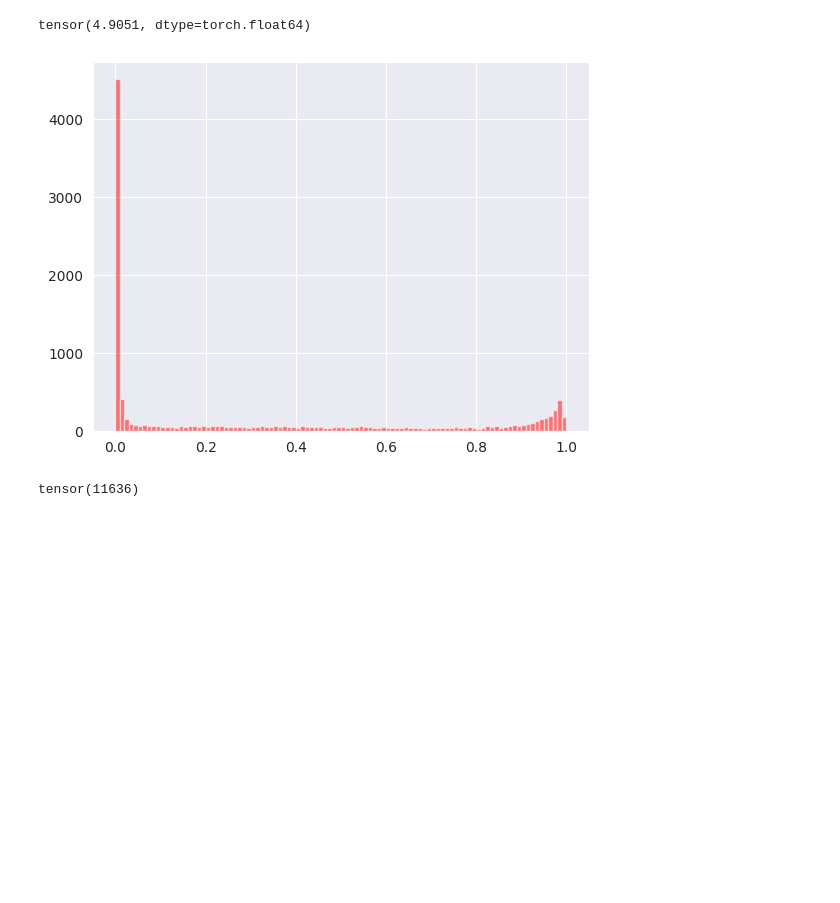
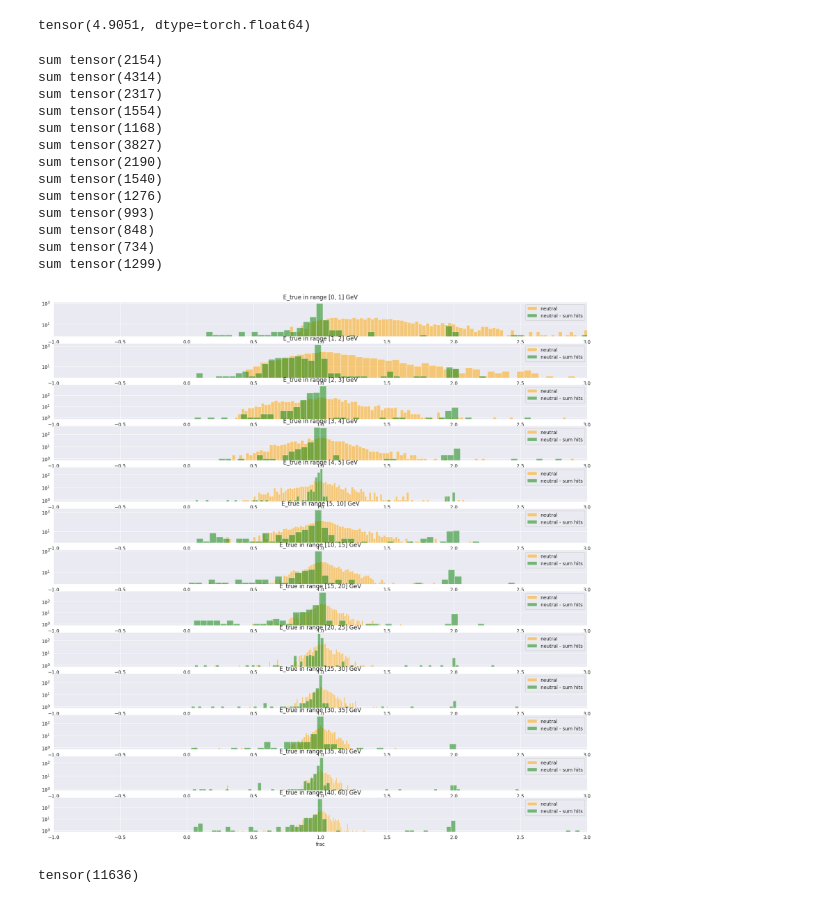
Before and after one commit to selvaggi/mlpf, a Jupyter notebook: notebooks/8_train_energy_regression.ipynb, the cells around one changed output. Cells and saved outputs as stored; diff of their text form; code cells hidden in the pictures; blank space fills up the shorter version.

```diff
--- a/notebooks/8_train_energy_regression.ipynb
+++ b/notebooks/8_train_energy_regression.ipynb
@@ -380,26 +421,39 @@ e_thresholds = [0, 1, 2, 3, 4, 5, 10, 15, 20, 25, 30, 35, 40, 60]  # True E thre
 # set fig size
 mpvs_model, s68s_model = [], []
 mpvs_pandora, s68s_pandora = [], []
+mpvs_sum_hits, s68s_sum_hits = [], []
+mpvs_model_normalized, mpvs_pandora_normalized, mpvs_normalized_sum_hits = [], [], []
 
 e_true = (1+yt) * split[1][:, 6].numpy()
 e_pred = (1+yp) * split[1][:, 6].numpy()
 frac_pred = e_pred / e_true
+frac_e_sum = split[1][:, 6].clone().detach().cpu().numpy() / e_true
 e_track = split[1][:, 3].clone().detach().cpu().numpy()
 frac_track = e_track / e_true
 track_filter = ((split[1][:, 3] > 0) & (split[1][:, 7] > 0))
 not_track_filter = ~track_filter
 fig, ax = plt.subplots(len(e_thresholds) - 1, figsize=(20, 20))
+binsize = 0.01
 for i, e_threshold in enumerate(e_thresholds):
+    print(e_threshold)
     if i == 0:
         continue
     filt_energy = (e_true < e_thresholds[i]) & (e_true >= e_thresholds[i-1])
-    print("sum", filt_energy.sum())
     ax[i-1].hist(frac_pred[track_filter & filt_energy], bins=100, color="orange", label="with track", alpha=0.5)
     ax[i-1].hist(frac_track.clip(max=5)[track_filter & filt_energy], bins=100, color="green", label="with track - Pandora", alpha=0.5)
-    mpv, s68 = obtain_MPV_and_68(e_pred[filt_energy & track_filter], bins_per_binned_E=np.arange(0, 5*e_thresholds[i], 0.05))
+    ax[i-1].hist(frac_e_sum[track_filter & filt_energy], bins=100, color="red", label="with track - sum of hits", alpha=0.5)
+    mpv, s68 = obtain_MPV_and_68(e_pred[filt_energy & track_filter], bins_per_binned_E=np.arange(0, 5*e_thresholds[i], binsize))
     mpvs_model, s68s_model = mpvs_model + [mpv], s68s_model + [s68]
-    mpv, s68 = obtain_MPV_and_68(e_track[filt_energy & track_filter], bins_per_binned_E=np.arange(0, 5*e_thresholds[i], 0.05))
+    mpv, _ = obtain_MPV_and_68(frac_pred[filt_energy & track_filter], bins_per_binned_E=np.arange(0, 5, binsize))
+    mpvs_model_normalized.append(mpv)
+    mpv, s68 = obtain_MPV_and_68(e_track[filt_energy & track_filter], bins_per_binned_E=np.arange(0, 5*e_thresholds[i], binsize))
     mpvs_pandora, s68s_pandora = mpvs_pandora + [mpv], s68s_pandora + [s68]
+    mpv, _ = obtain_MPV_and_68(frac_track[filt_energy & track_filter], bins_per_binned_E=np.arange(0, 5, binsize))
+    mpvs_pandora_normalized.append(mpv)
+    mpv, s68 = obtain_MPV_and_68(split[1][:, 6].clone().detach().cpu().numpy()[filt_energy & track_filter], bins_per_binned_E=np.arange(0, 5*e_thresholds[i], binsize))
+    mpvs_sum_hits, s68s_sum_hits = mpvs_sum_hits + [mpv], s68s_sum_hits + [s68]
+    mpv, _ = obtain_MPV_and_68(frac_e_sum[filt_energy & track_filter], bins_per_binned_E=np.arange(0, 5, binsize))
+    mpvs_normalized_sum_hits.append(mpv)
     # now with filt ecalE and hcalE
     #mpvs.append(1/2 * (e_thresholds[i] + e_thresholds[i-1]))
     #mpvs.append(mpv)
@@ -447,11 +503,60 @@ frac_pred[track_filter].max()
 # %% [output]
 tensor(4.9051, dtype=torch.float64)
 # %%
-fig, ax = plt.subplots()
-ax.hist(split[1][:, 1].numpy()[track_filter], bins=100, color="red", label="with track", alpha=0.5)
+# Now do histograms for different energy bins: 1-2 GeV, 2-5 GeV, 5-10 GeV, 10+ GeV
+# distribution of energy corr factor
+e_thresholds = [0, 1, 2, 3, 4, 5, 10, 15, 20, 25, 30, 35, 40, 60]  # True E thresholds!
+
+# set fig size
+mpvs_model, s68s_model = [], []
+mpvs_pandora, s68s_pandora = [], []
+
+e_true = (1+neutral_yt) * neutral_split[1][:, 6].numpy()
+e_pred = (1+neutral_yp) * neutral_split[1][:, 6].numpy()
+frac_pred = e_pred / e_true
+e_hits = neutral_split[1][:, 6].clone().detach().cpu().numpy()
+frac_sum_hits = e_hits / e_true
+not_track_filter = ((neutral_split[1][:, 3] == 0) & (neutral_split[1][:, 7] == 0))
+fig, ax = plt.subplots(len(e_thresholds) - 1, figsize=(20, 20))
+for i, e_threshold in enumerate(e_thresholds):
+    if i == 0:
+        continue
+    filt_energy = (e_true < e_thresholds[i]) & (e_true >= e_thresholds[i-1])
+    #print("sum", filt_energy.sum())
+    ax[i-1].hist(frac_pred[not_track_filter & filt_energy], bins=100, color="orange", label="neutral", alpha=0.5)
+    ax[i-1].hist(frac_track.clip(max=5)[track_filter & filt_energy], bins=100, color="green", label="neutral - sum hits", alpha=0.5)
+    mpv, s68 = obtain_MPV_and_68(e_pred[filt_energy & not_track_filter], bins_per_binned_E=np.arange(0, 5*e_thresholds[i], 0.05))
+    mpvs_model, s68s_model = mpvs_model + [mpv], s68s_model + [s68]
+    mpv, s68 = obtain_MPV_and_68(e_track[filt_energy & not_track_filter], bins_per_binned_E=np.arange(0, 5*e_thresholds[i], 0.05))
+    mpvs_pandora, s68s_pandora = mpvs_pandora + [mpv], s68s_pandora + [s68]
+    # now with filt ecalE and hcalE
+    #mpvs.append(1/2 * (e_thresholds[i] + e_thresholds[i-1]))
+    #mpvs.append(mpv)
+    #s68s.append(s68)
+    #print(f"MPV: {mpv}, 68%: {s68}")
+    # only hadronic
+    ax[i-1].set_xlabel("frac")
+    ax[i-1].set_xlim([-1,3])
+    ax[i-1].set_title(f"E_true in range [{e_thresholds[i-1]}, {e_thresholds[i]}] GeV")
+    # log x axis
+    ax[i-1].set_yscale("log")
+    ax[i-1].legend()
 fig.show()
 # %% [output]
+sum tensor(2154)
+sum tensor(4314)
+sum tensor(2317)
+sum tensor(1554)
+sum tensor(1168)
+sum tensor(3827)
+sum tensor(2190)
+sum tensor(1540)
+sum tensor(1276)
+sum tensor(993)
+sum tensor(848)
+sum tensor(734)
+sum tensor(1299)
-[figure, old version]
+[figure, new version]
 # %%
 track_filter.sum()
 # %% [output]
```
Also changed, not shown: parts of 5 cells of this notebook.
